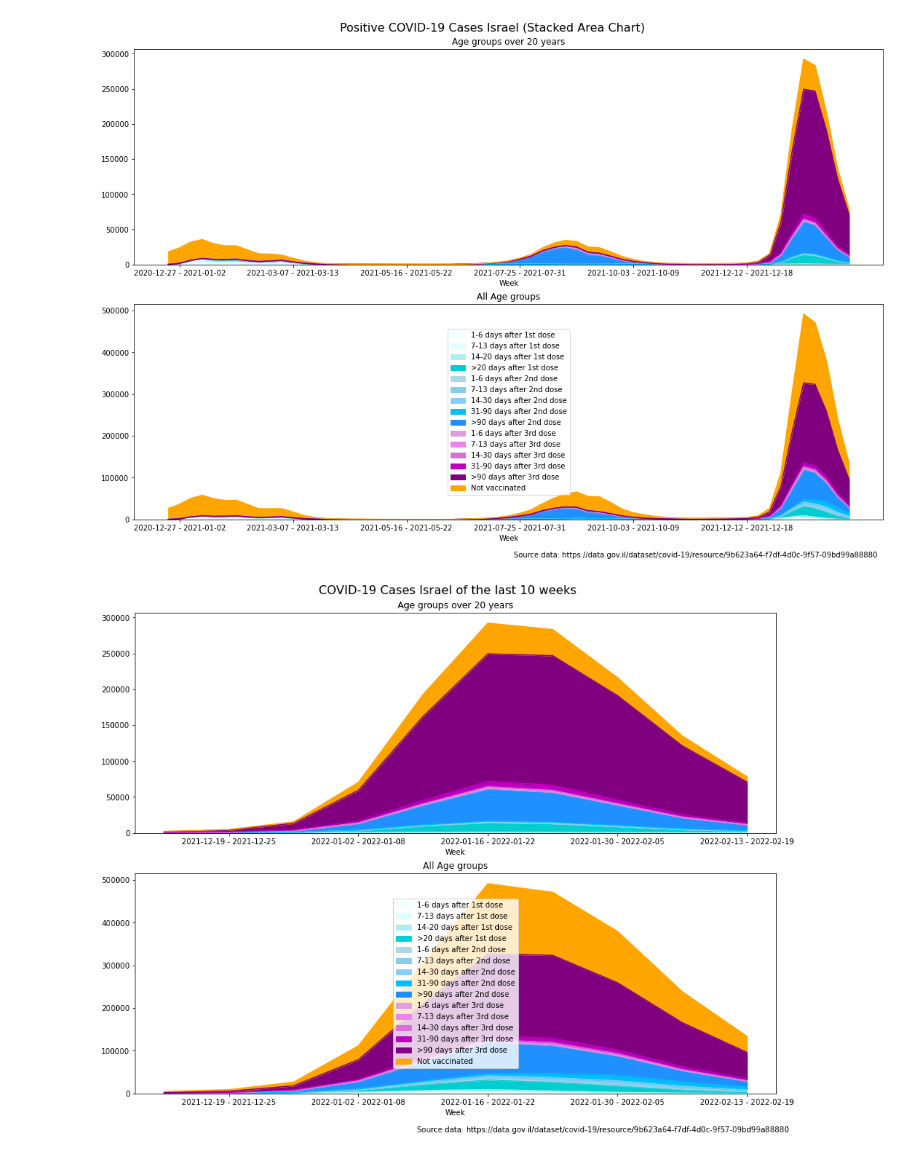
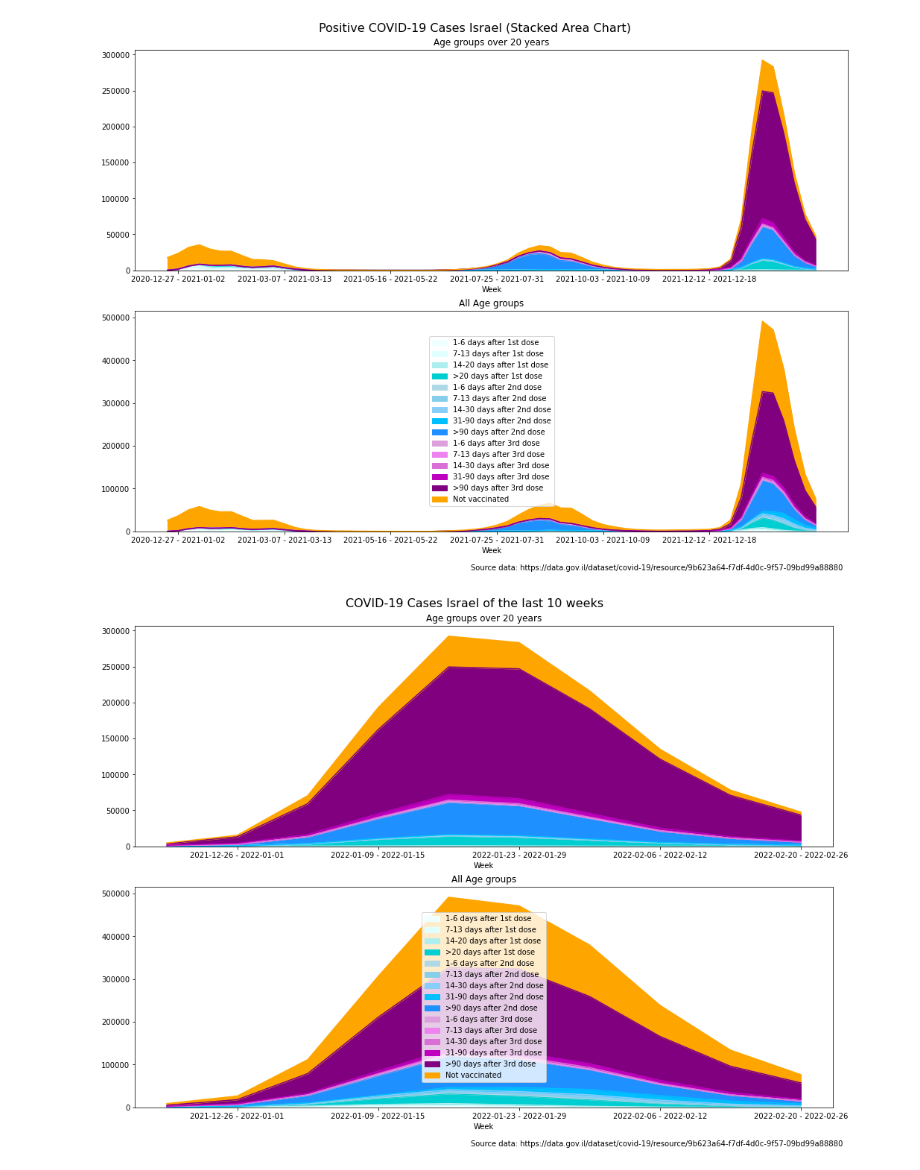
Before and after one commit to Maximilian3141/isr_detailed_vacc_case_data, a Jupyter notebook: isr_detail_v2.ipynb, the cells around one changed output. Saved outputs shown, nothing was run; the diff lists cells and outputs as text; code cells hidden in the pictures.

```diff
--- a/isr_detail_v2.ipynb
+++ b/isr_detail_v2.ipynb
@@ -6,7 +6,7 @@ import seaborn as sb
 #
 #https://data.gov.il/dataset/covid-19/resource/9b623a64-f7df-4d0c-9f57-09bd99a88880
 #
-df = pd.read_csv("cases-among-vaccinated-201.csv", index_col=0)
+df = pd.read_csv("cases-among-vaccinated-203.csv", index_col=0)
 df = df.fillna(0)
 df = df.replace(['<5'],0)
 #
@@ -146,27 +146,27 @@ df_adults.rename(columns={"positive_1_6_days_after_1st_dose": "%s" % s_positive_
                    "Sum_positive_without_vaccination": "%s" % s_Sum_positive_without_vaccination,
                    }, inplace=True)
 # %%
-fig=plt.figure(figsize=(15,10),constrained_layout=True )
+fig=plt.figure(figsize=(14,10),constrained_layout=True )
 fig.suptitle(s_titel1, fontsize=16) #s_titel1
 fig.tight_layout()
 #
 ax1=fig.add_subplot(211)
 ax1.set_title(s_subtitel1) #s_subtitel1
 #
 ax2=fig.add_subplot(212)
 ax2.set_title(s_subtitel2) #s_subtitel2
 #
 #
 xtks = [1,11,21,31,41,51]
 df_adults.plot.area(ax=ax1, color=colors, xlabel = s_week, xticks = xtks, legend=False)
 df.plot.area(ax=ax2, color=colors, xlabel = s_xlbl1, xticks = xtks, legend=False)
 plt.legend(loc='center')#, bbox_to_anchor=(1, 0.5))
 plt.figtext(0.99, -0.025, s_source, horizontalalignment='right')
 plt.savefig("israel_stacked_detail_%s.jpg" %language, format='jpg',dpi=150, bbox_inches='tight')
 # %% [output]
-[figure, old version]
+[figure, new version]
 # %%
-fig2=plt.figure(figsize=(13,10),constrained_layout=True )
+fig2=plt.figure(figsize=(14,10),constrained_layout=True )
 fig2.suptitle(s_fig2_suptitle, fontsize=16)
 fig2.tight_layout()
 
@@ -185,7 +185,7 @@ plt.legend(loc='center')#, bbox_to_anchor=(1, 0.5))
 plt.figtext(0.99, -0.025, s_source, horizontalalignment='right')
 plt.savefig("israel_stacked_detail_recent_%s.jpg" %language, format='jpg',dpi=150, bbox_inches='tight')
 # %% [output]
-[figure, old version]
+[figure, new version]
 # %%
 #df_adults.tail()
 # %%
```
Also changed, not shown: parts of 6 cells of this notebook, 9 other files.
